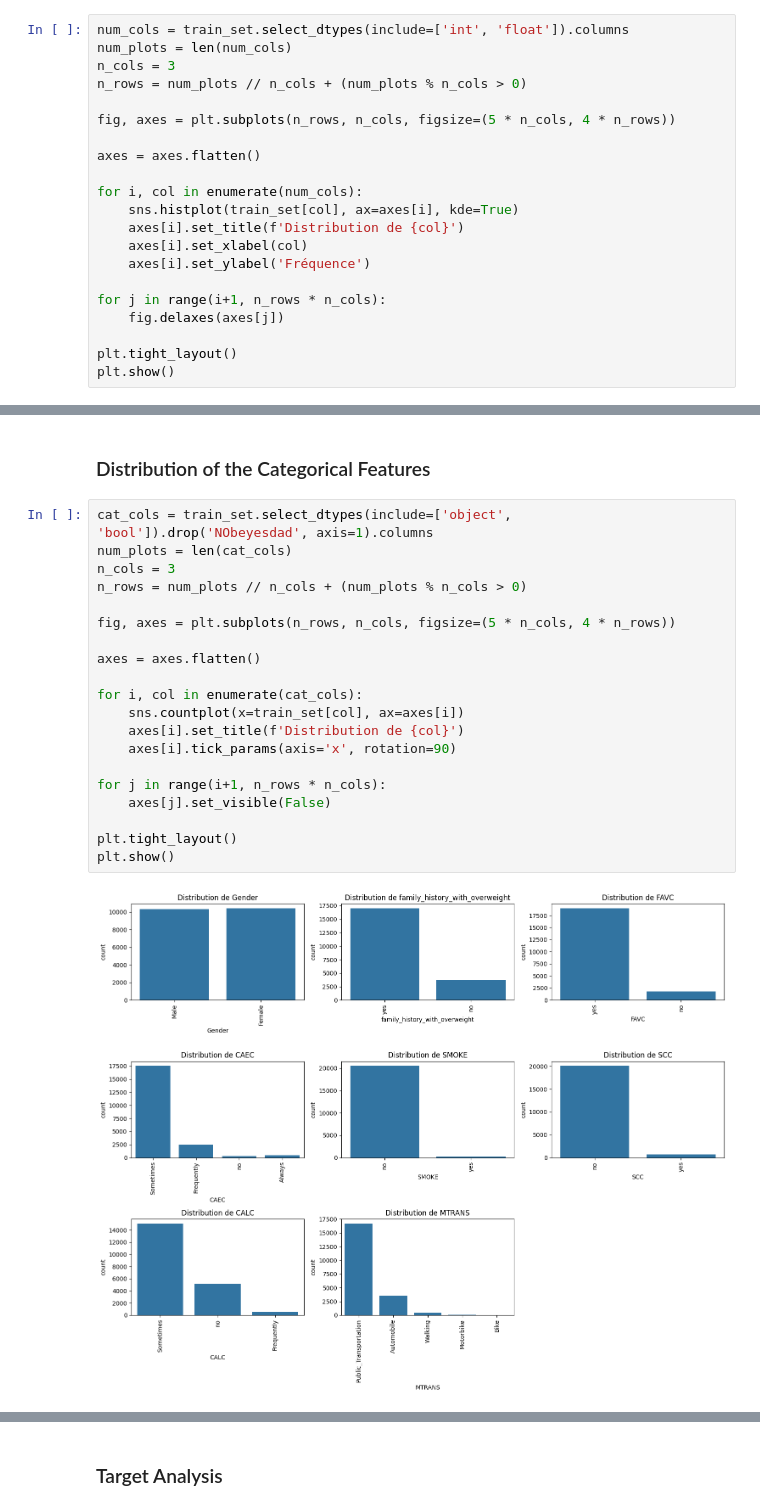
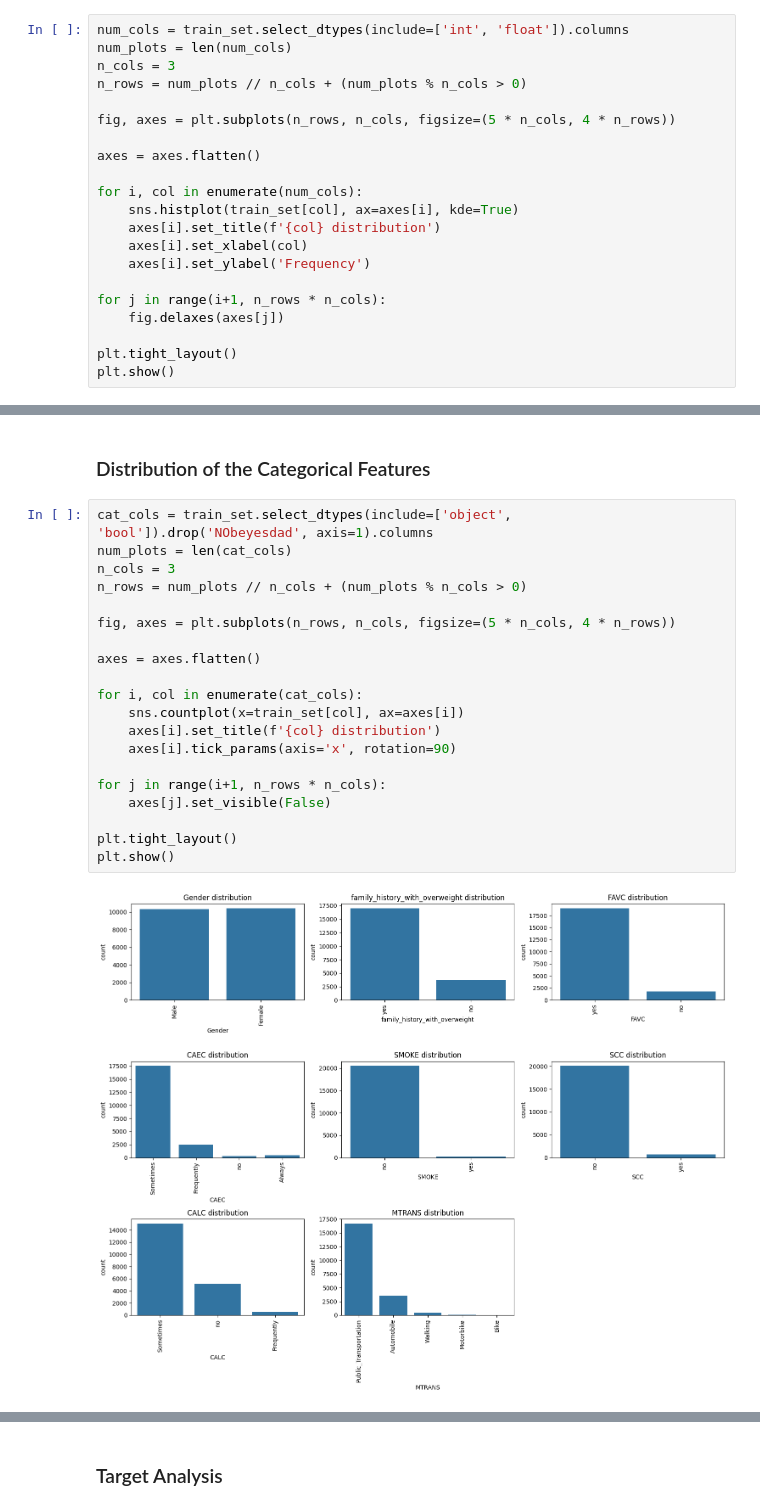
Before and after one commit to aubin4444/DS52-Obesity-Prediction, a Jupyter notebook: obesity.ipynb, the cells around one changed output, grey strips where cells are left out. Drawn from its saved outputs; the diff is of its cells as text.

```diff
--- a/obesity.ipynb
+++ b/obesity.ipynb
@@ -179,9 +179,9 @@ axes = axes.flatten()
 
 for i, col in enumerate(num_cols):
     sns.histplot(train_set[col], ax=axes[i], kde=True)
-    axes[i].set_title(f'Distribution de {col}')
+    axes[i].set_title(f'{col} distribution')
     axes[i].set_xlabel(col)
-    axes[i].set_ylabel('Fréquence')
+    axes[i].set_ylabel('Frequency')
 
 for j in range(i+1, n_rows * n_cols):
     fig.delaxes(axes[j])
@@ -195,22 +195,22 @@ plt.show()
 # %%
 cat_cols = train_set.select_dtypes(include=['object', 'bool']).drop('NObeyesdad', axis=1).columns
 num_plots = len(cat_cols)
 n_cols = 3
 n_rows = num_plots // n_cols + (num_plots % n_cols > 0)
 
 fig, axes = plt.subplots(n_rows, n_cols, figsize=(5 * n_cols, 4 * n_rows))
 
 axes = axes.flatten()
 
 for i, col in enumerate(cat_cols):
     sns.countplot(x=train_set[col], ax=axes[i])
-    axes[i].set_title(f'Distribution de {col}')
+    axes[i].set_title(f'{col} distribution')
     axes[i].tick_params(axis='x', rotation=90)
 
 for j in range(i+1, n_rows * n_cols):
     axes[j].set_visible(False)
 
 plt.tight_layout()
 plt.show()
 # %% [output]
-[figure, old version]
+[figure, new version]
```
Also changed, not shown: parts of 15 cells of this notebook.
